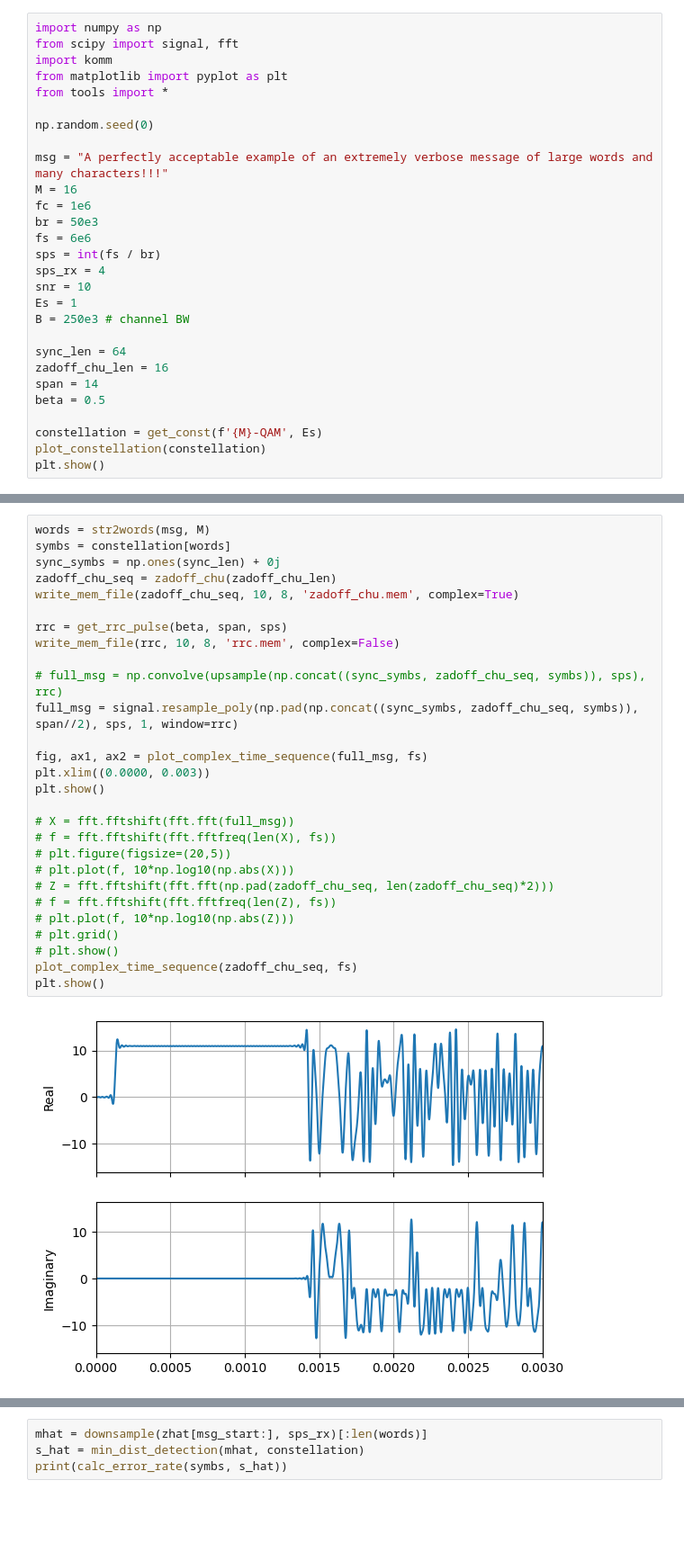
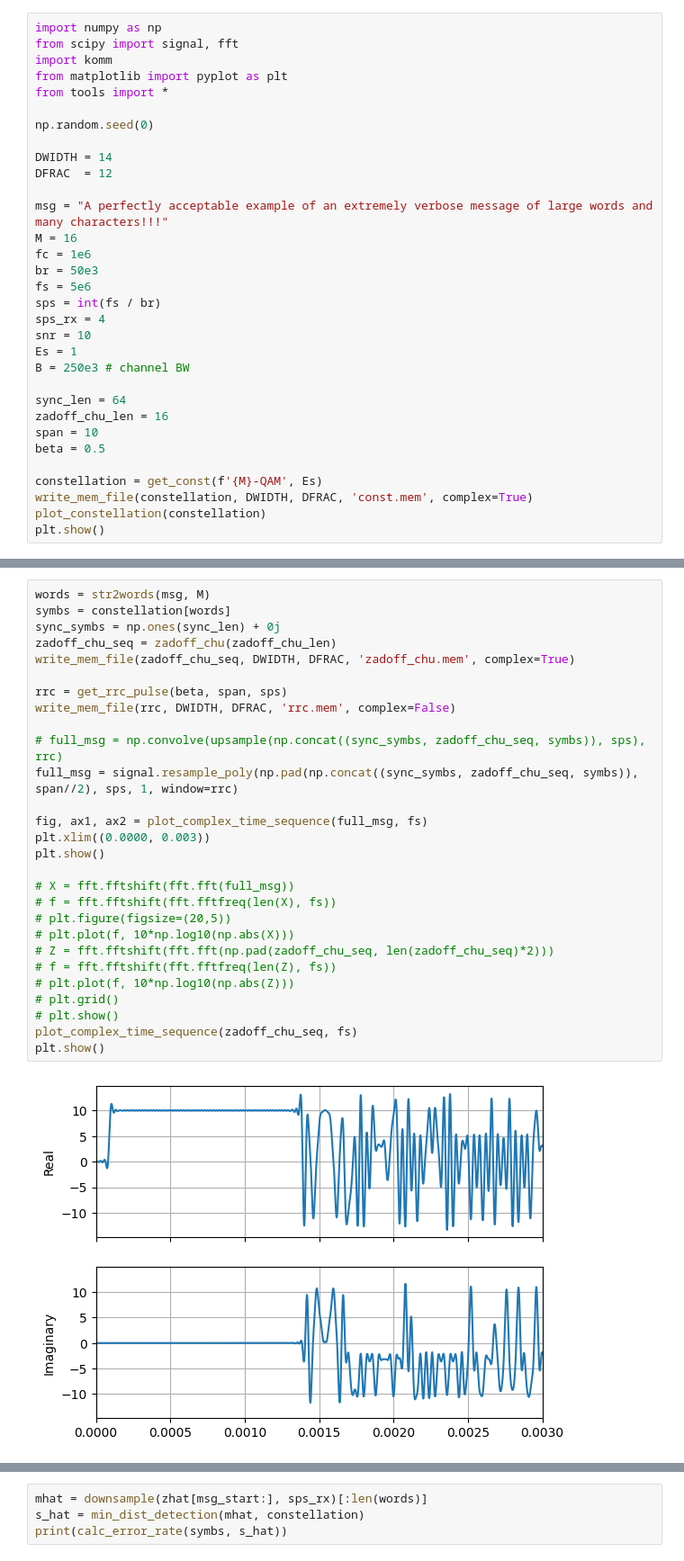
Before and after one commit to sidalok1/QAM-FPGA, a Jupyter notebook: python/qam.ipynb, the cells around one changed output, grey strips where cells are left out. Shown at 90% size. Cells and saved outputs as stored; diff of their text form; blank space fills up the shorter version.

```diff
--- a/python/qam.ipynb
+++ b/python/qam.ipynb
@@ -7,11 +7,14 @@ from tools import *
 
 np.random.seed(0)
 
+DWIDTH = 14
+DFRAC  = 12
+
 msg = "A perfectly acceptable example of an extremely verbose message of large words and many characters!!!"
 M = 16
 fc = 1e6
 br = 50e3
-fs = 6e6
+fs = 5e6
 sps = int(fs / br)
 sps_rx = 4
 snr = 10
@@ -20,10 +23,11 @@ B = 250e3 # channel BW
 
 sync_len = 64
 zadoff_chu_len = 16
-span = 14
+span = 10
 beta = 0.5
 
 constellation = get_const(f'{M}-QAM', Es)
+write_mem_file(constellation, DWIDTH, DFRAC, 'const.mem', complex=True)
 plot_constellation(constellation)
 plt.show()
 # %% [output]
@@ -31,30 +35,30 @@ plt.show()
 # %%
 words = str2words(msg, M)
 symbs = constellation[words]
 sync_symbs = np.ones(sync_len) + 0j
 zadoff_chu_seq = zadoff_chu(zadoff_chu_len)
-write_mem_file(zadoff_chu_seq, 10, 8, 'zadoff_chu.mem', complex=True)
+write_mem_file(zadoff_chu_seq, DWIDTH, DFRAC, 'zadoff_chu.mem', complex=True)
 
 rrc = get_rrc_pulse(beta, span, sps)
-write_mem_file(rrc, 10, 8, 'rrc.mem', complex=False)
+write_mem_file(rrc, DWIDTH, DFRAC, 'rrc.mem', complex=False)
 
 # full_msg = np.convolve(upsample(np.concat((sync_symbs, zadoff_chu_seq, symbs)), sps), rrc)
 full_msg = signal.resample_poly(np.pad(np.concat((sync_symbs, zadoff_chu_seq, symbs)), span//2), sps, 1, window=rrc)
 
 fig, ax1, ax2 = plot_complex_time_sequence(full_msg, fs)
 plt.xlim((0.0000, 0.003))
 plt.show()
 
 # X = fft.fftshift(fft.fft(full_msg))
 # f = fft.fftshift(fft.fftfreq(len(X), fs))
 # plt.figure(figsize=(20,5))
 # plt.plot(f, 10*np.log10(np.abs(X)))
 # Z = fft.fftshift(fft.fft(np.pad(zadoff_chu_seq, len(zadoff_chu_seq)*2)))
 # f = fft.fftshift(fft.fftfreq(len(Z), fs))
 # plt.plot(f, 10*np.log10(np.abs(Z)))
 # plt.grid()
 # plt.show()
 plot_complex_time_sequence(zadoff_chu_seq, fs)
 plt.show()
 # %% [output]
-[figure, old version]
+[figure, new version]
```
Also changed, not shown: parts of 6 cells of this notebook, 9 other files.
